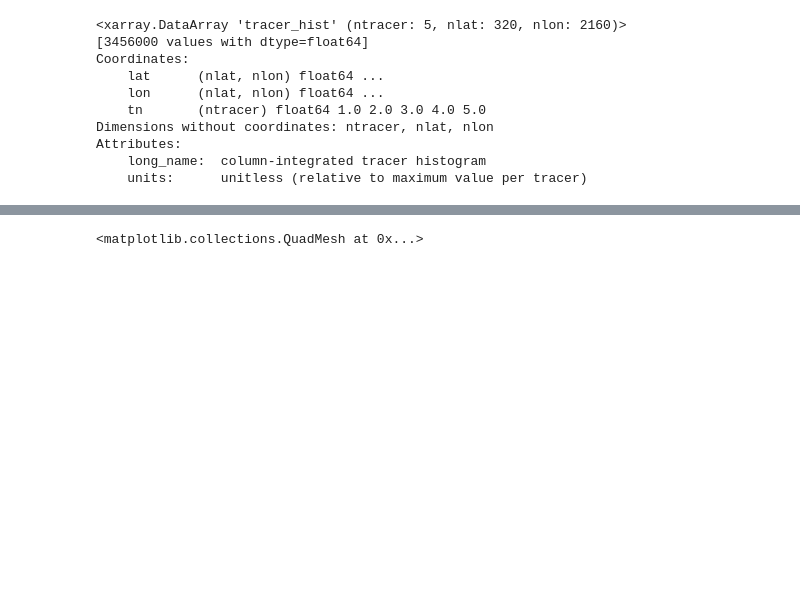
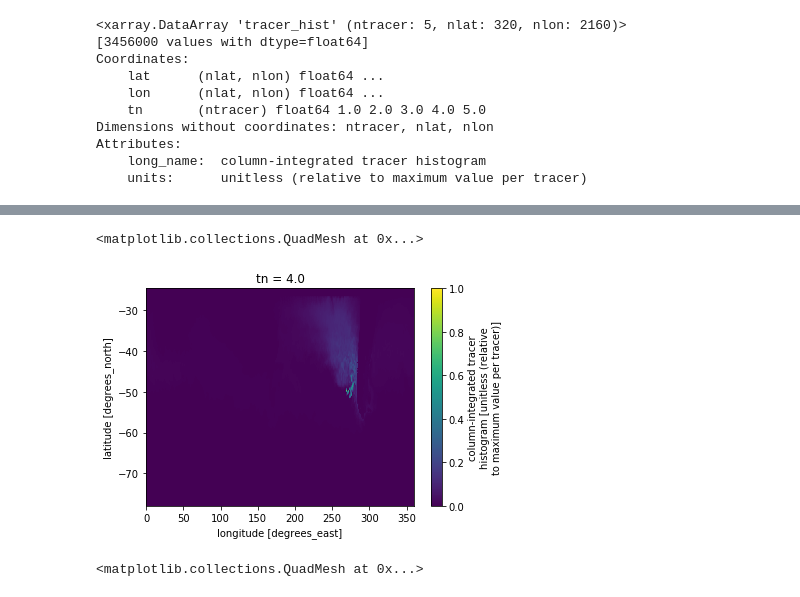
Before and after one commit to DaniJonesOcean/expose-tracer, a Jupyter notebook: Southern Ocean Thermocline Ventilation.ipynb, the cells around one changed output, grey strips where cells are left out. Cells and saved outputs as stored; diff of their text form; code cells hidden in the pictures; blank space fills up the shorter version.

```diff
--- a/Southern Ocean Thermocline Ventilation.ipynb
+++ b/Southern Ocean Thermocline Ventilation.ipynb
@@ -77 +88,6 @@ df.tracer_hist[2,:,:].plot(x='lon',y='lat')
+# %%
+df.tracer_hist[3,:,:].plot(x='lon',y='lat')
+# %% [output]
+<matplotlib.collections.QuadMesh at 0x...>
+[figure, added]
 # %%
```
Also changed, not shown: parts of 7 cells of this notebook.
